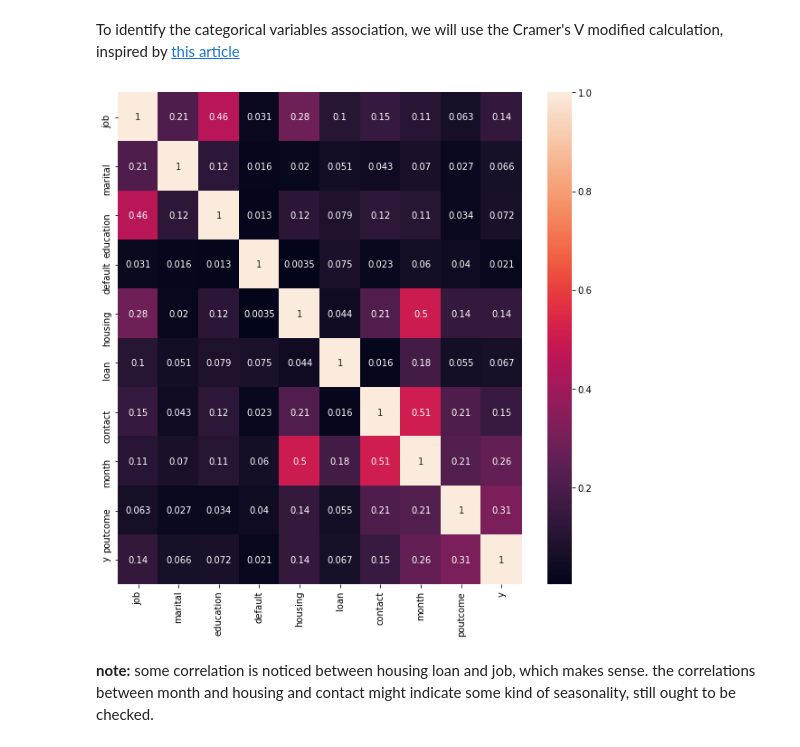
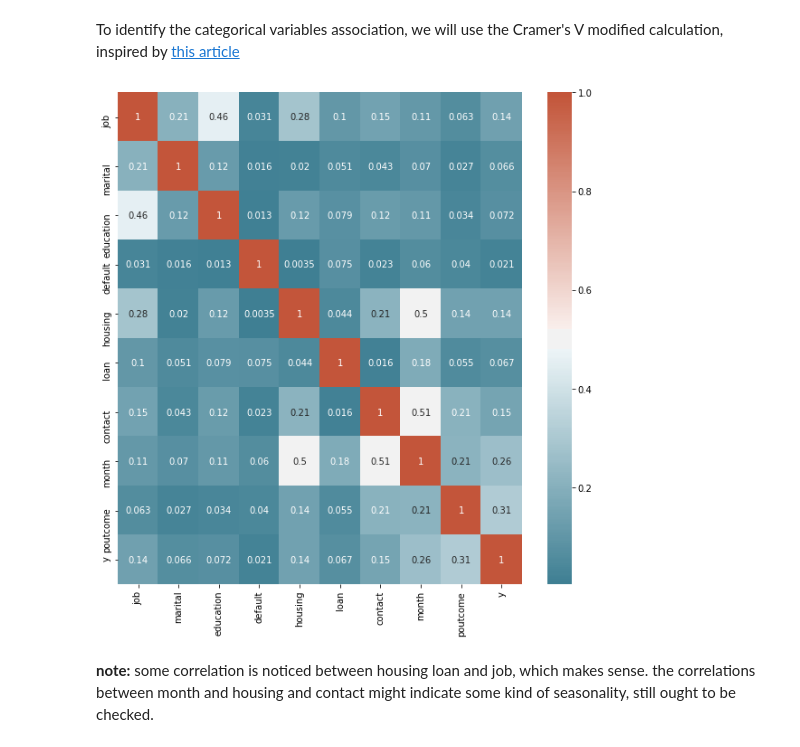
Before and after one commit to murilommen/data-insight-assessment, a Jupyter notebook: data_exploration.ipynb, the cells around one changed output. Cells and saved outputs as stored; diff of their text form; code cells hidden in the pictures.

```diff
--- a/data_exploration.ipynb
+++ b/data_exploration.ipynb
@@ -337,10 +341,10 @@ for i,vari in enumerate(cat_vars):
 corr_cat_df = pd.DataFrame(corr_cat, columns=cat_vars, index=cat_vars)
 # %%
 plt.figure(figsize=(10,10))
-sns.heatmap(corr_cat_df, annot=True)
+sns.heatmap(corr_cat_df, annot=True, cmap=sns.diverging_palette(220,20, n=300))
 plt.xticks(rotation=90);
 # %% [output]
-[figure, old version]
+[figure, new version]
 # %% [markdown]
 **note:** some correlation is noticed between housing loan and job, which makes sense. the correlations between month and housing and contact might indicate some kind of seasonality, still ought to be checked.
 # %% [markdown]
```
Also changed, not shown: parts of 21 cells of this notebook.
